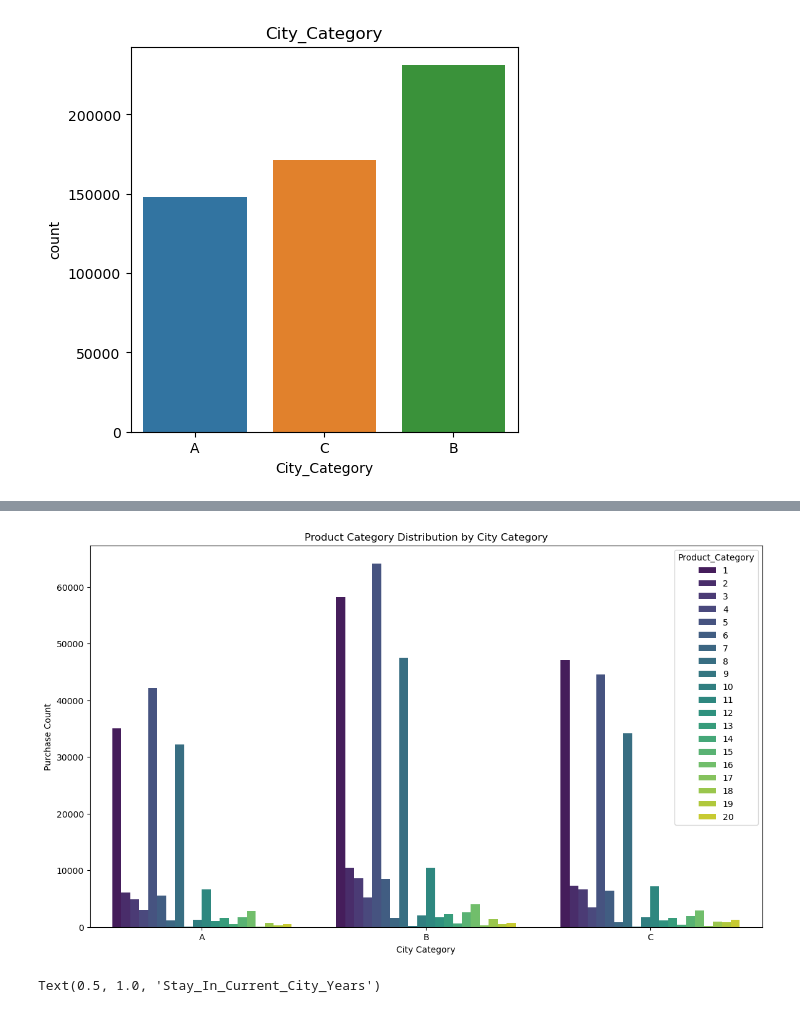
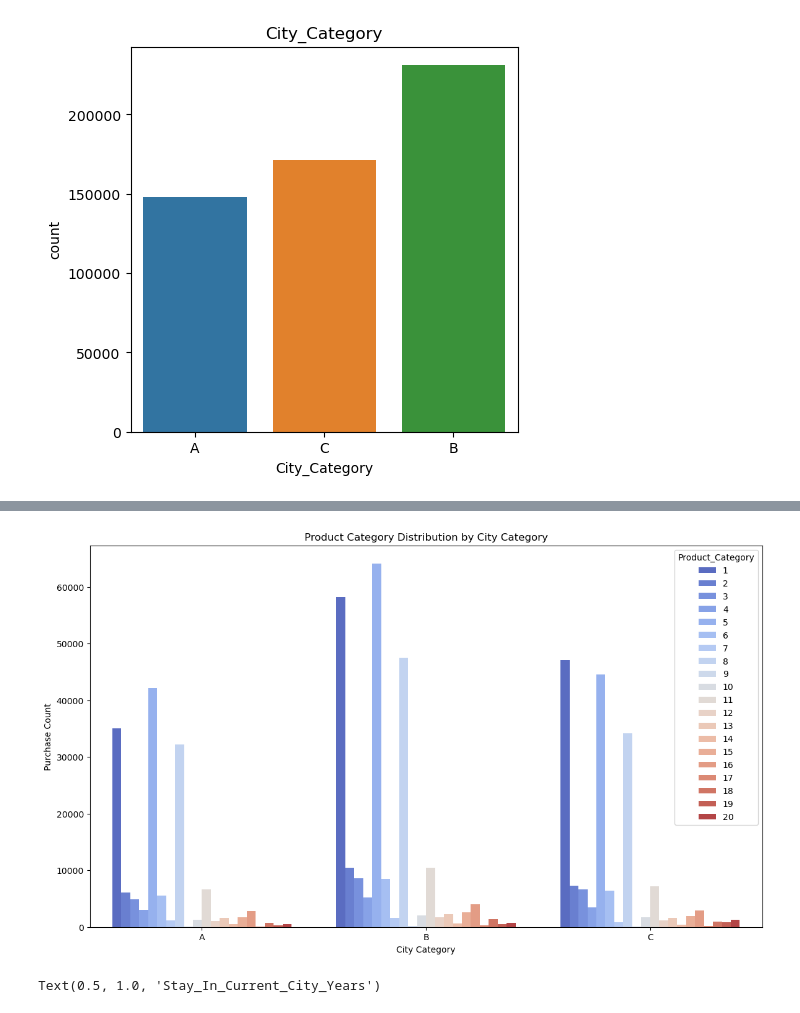
Before and after one commit to EunSeo35/Multicampus_TIL, a Jupyter notebook: 26_쇼핑몰데이터분석(미니프로젝트).ipynb, the cells around one changed output, grey strips where cells are left out. Cells and saved outputs as stored; diff of their text form; code cells hidden in the pictures.

```diff
--- a/26_쇼핑몰데이터분석(미니프로젝트).ipynb
+++ b/26_쇼핑몰데이터분석(미니프로젝트).ipynb
@@ -152,15 +126,16 @@ top10_products
 # %%
 # 지역별 상품 카테고리 구매 분포
+# 1,5,8번 상품 품목이 공통적으로 가장 높은 구매율을 보인다.
 category_counts_by_city = df.groupby(['City_Category', 'Product_Category']).size().reset_index(name='Count')
 
 plt.figure(figsize=(14, 8))
-sns.barplot(data=category_counts_by_city, x='City_Category', y='Count', hue='Product_Category', palette='viridis')
+sns.barplot(data=category_counts_by_city, x='City_Category', y='Count', hue='Product_Category', palette='coolwarm')
 plt.title('Product Category Distribution by City Category')
 plt.xlabel('City Category')
 plt.ylabel('Purchase Count')
 plt.show()
 # %% [output]
-[figure, old version]
+[figure, new version]
 # %%
 # 거주기간별 구매량
 plt.figure(figsize=(5, 5))
```
Also changed, not shown: parts of 9 cells of this notebook.
